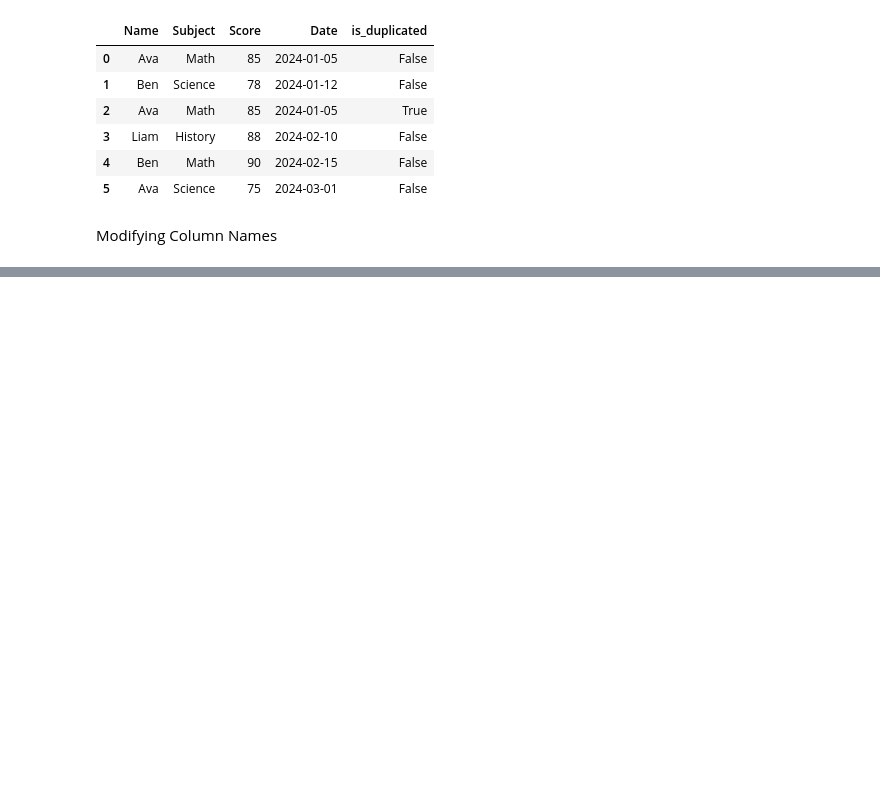
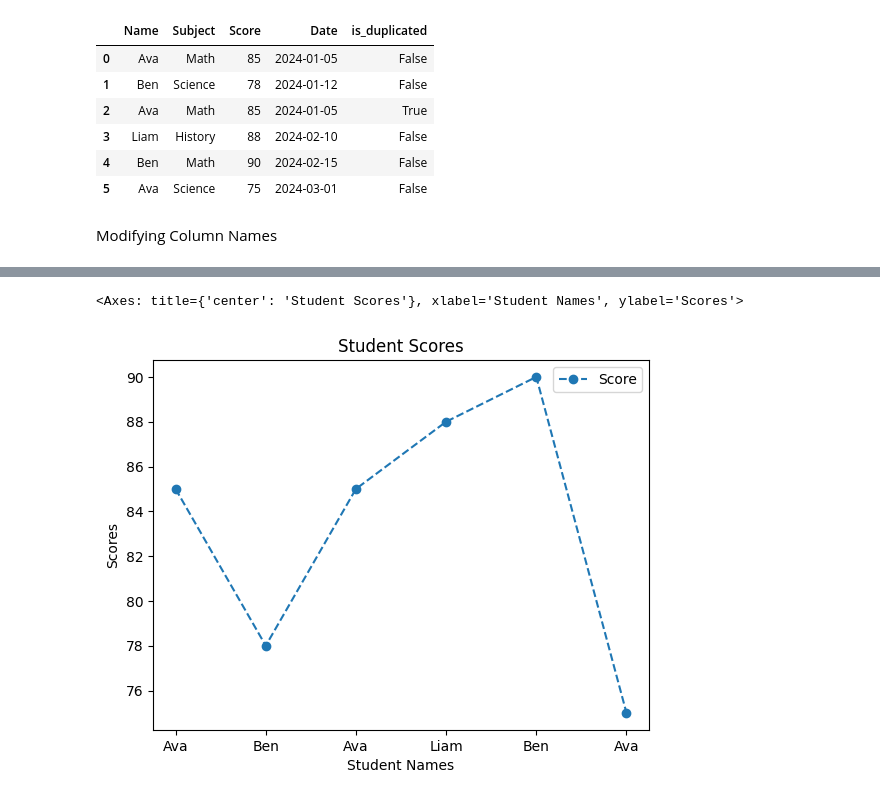
Before and after one commit to llawlaw23/Python_101, a Jupyter notebook: Python.ipynb, the cells around one changed output, grey strips where cells are left out. Cells and saved outputs as stored; diff of their text form; code cells hidden in the pictures; blank space fills up the shorter version.

```diff
--- a/Python.ipynb
+++ b/Python.ipynb
@@ -2294,0 +2316,14 @@ df.columns = ["column_name", "column_name", "column_name", "column_name"]
+# %%
+# Line Plot with Title
+df.plot(
+    x = "Name",
+    y = "Score",
+    title = "Student Scores",
+    xlabel = "Student Names",
+    ylabel = "Scores" ,
+    linestyle = "--",
+    marker = "o"
+)
+# %% [output]
+<Axes: title={'center': 'Student Scores'}, xlabel='Student Names', ylabel='Scores'>
+[figure, added]
```
Also changed, not shown: parts of 21 cells of this notebook, 4 other files.
